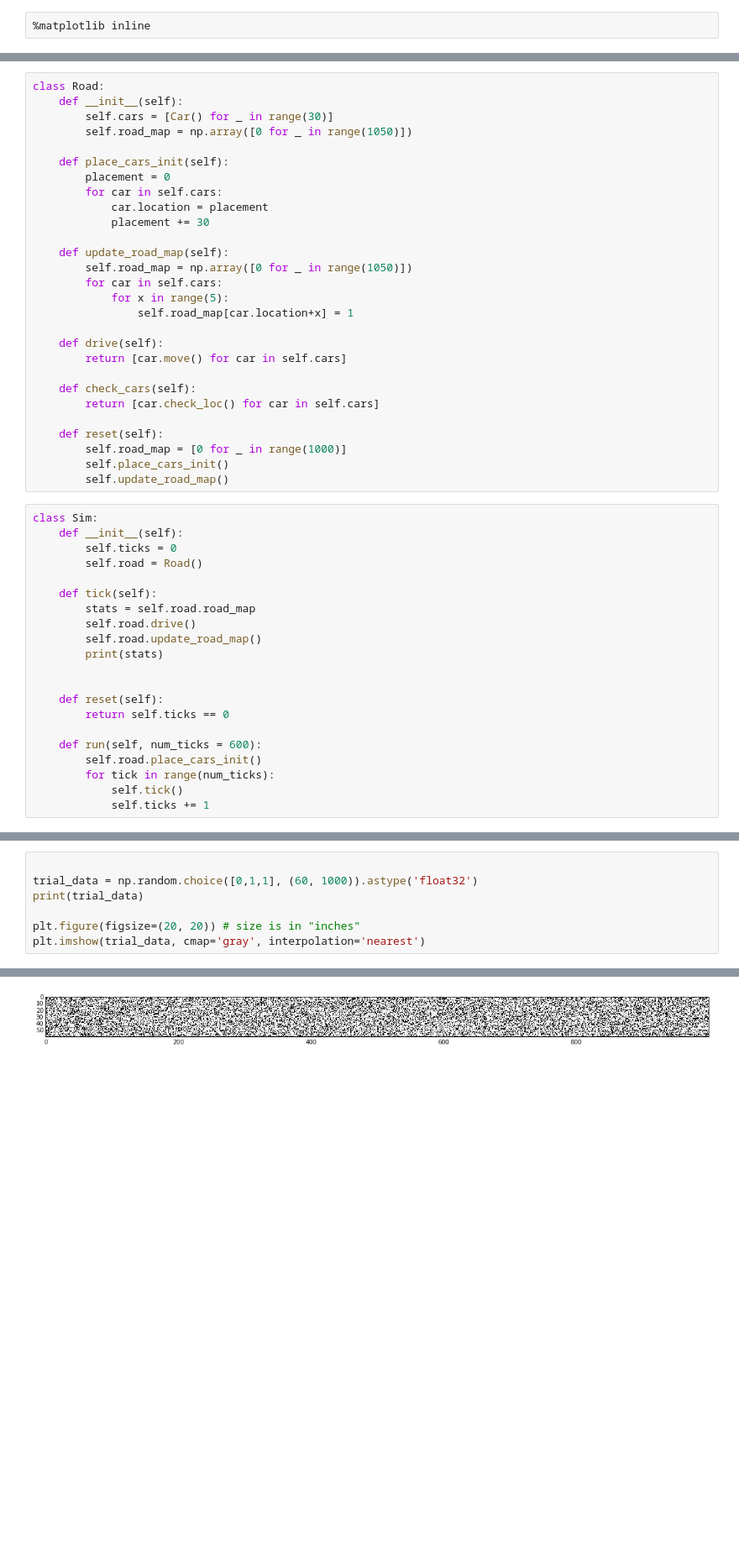
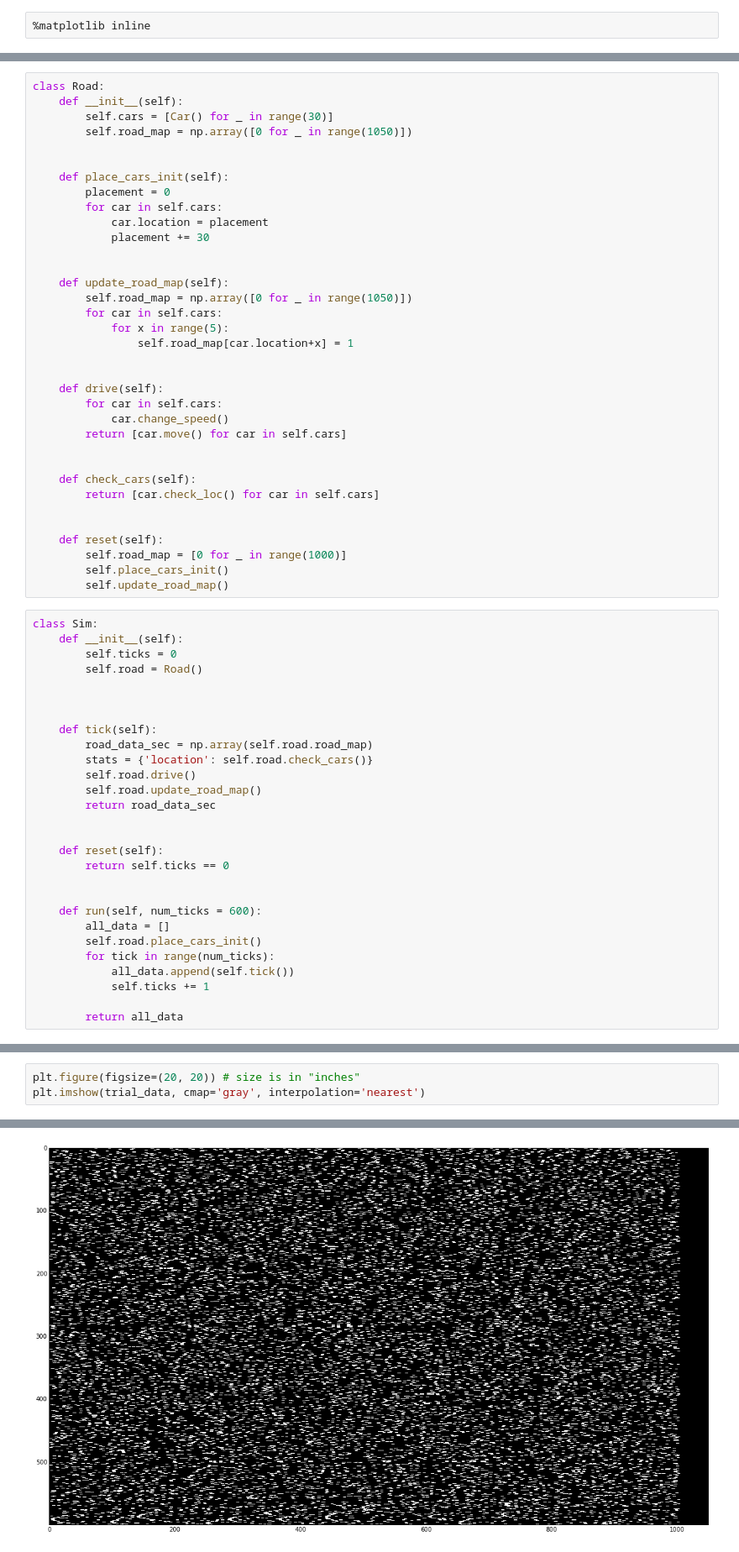
Before and after one commit to andrewmpierce/Road-Rage, a Jupyter notebook: Road_Rage.ipynb, the cells around one changed output, grey strips where cells are left out. Shown: that part at 84% size. Saved outputs shown, nothing was run; the diff lists cells and outputs as text; blank space fills up the shorter version.

Commit message:
making graphs

```diff
--- a/Road_Rage.ipynb
+++ b/Road_Rage.ipynb
@@ -28,6 +46,7 @@ class Road:
     def __init__(self):
         self.cars = [Car() for _ in range(30)]
         self.road_map = np.array([0 for _ in range(1050)])
+
 
     def place_cars_init(self):
         placement = 0
@@ -35,17 +54,23 @@ class Road:
             car.location = placement
             placement += 30
 
+
     def update_road_map(self):
         self.road_map = np.array([0 for _ in range(1050)])
         for car in self.cars:
             for x in range(5):
                 self.road_map[car.location+x] = 1
 
+
     def drive(self):
+        for car in self.cars:
+            car.change_speed()
         return [car.move() for car in self.cars]
+
 
     def check_cars(self):
         return [car.check_loc() for car in self.cars]
+
 
     def reset(self):
         self.road_map = [0 for _ in range(1000)]
@@ -57,21 +82,28 @@ class Sim:
         self.ticks = 0
         self.road = Road()
 
+
+
     def tick(self):
-        stats = self.road.road_map
+        road_data_sec = np.array(self.road.road_map)
+        stats = {'location': self.road.check_cars()}
         self.road.drive()
         self.road.update_road_map()
-        print(stats)
+        return road_data_sec
 
 
     def reset(self):
         return self.ticks == 0
 
+
     def run(self, num_ticks = 600):
+        all_data = []
         self.road.place_cars_init()
         for tick in range(num_ticks):
-            self.tick()
+            all_data.append(self.tick())
             self.ticks += 1
+
+        return all_data
 # %%
 sim = Sim()
 trial_data = sim.run()
@@ -96,8 +112,4 @@ trial_data = sim.run()
 # %%
-
-trial_data = np.random.choice([0,1,1], (60, 1000)).astype('float32')
-print(trial_data)
-
 plt.figure(figsize=(20, 20)) # size is in "inches"
 plt.imshow(trial_data, cmap='gray', interpolation='nearest')
 # %% [output]
@@ -112 +117 @@ plt.imshow(trial_data, cmap='gray', interpolation='nearest')
-[figure, old version]
+[figure, new version]
```
Also changed, not shown: parts of 3 cells of this notebook.
